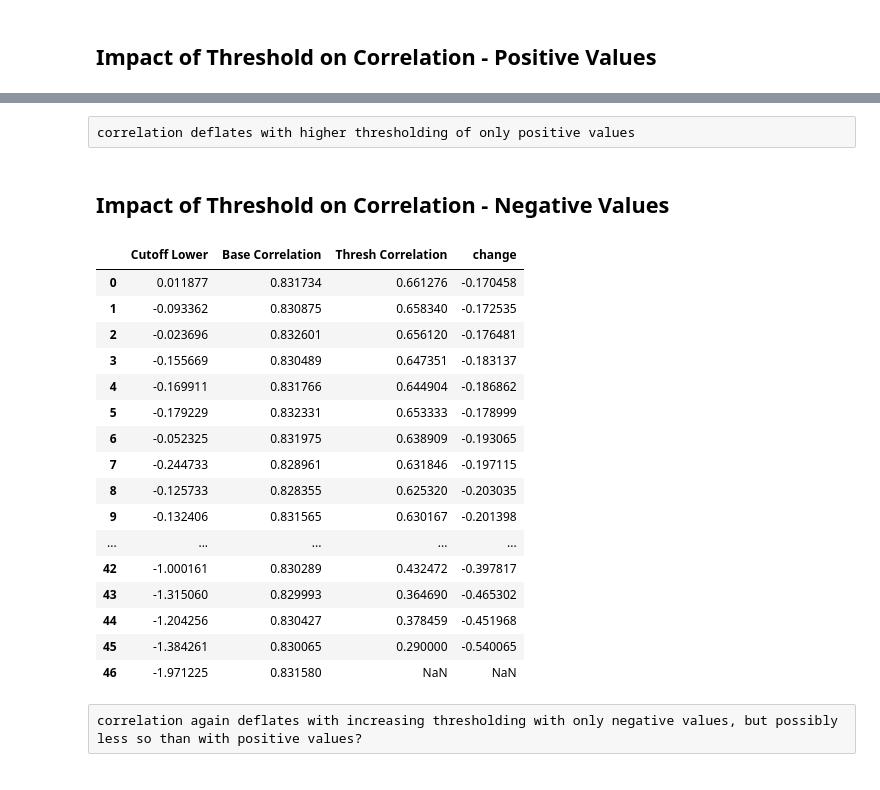
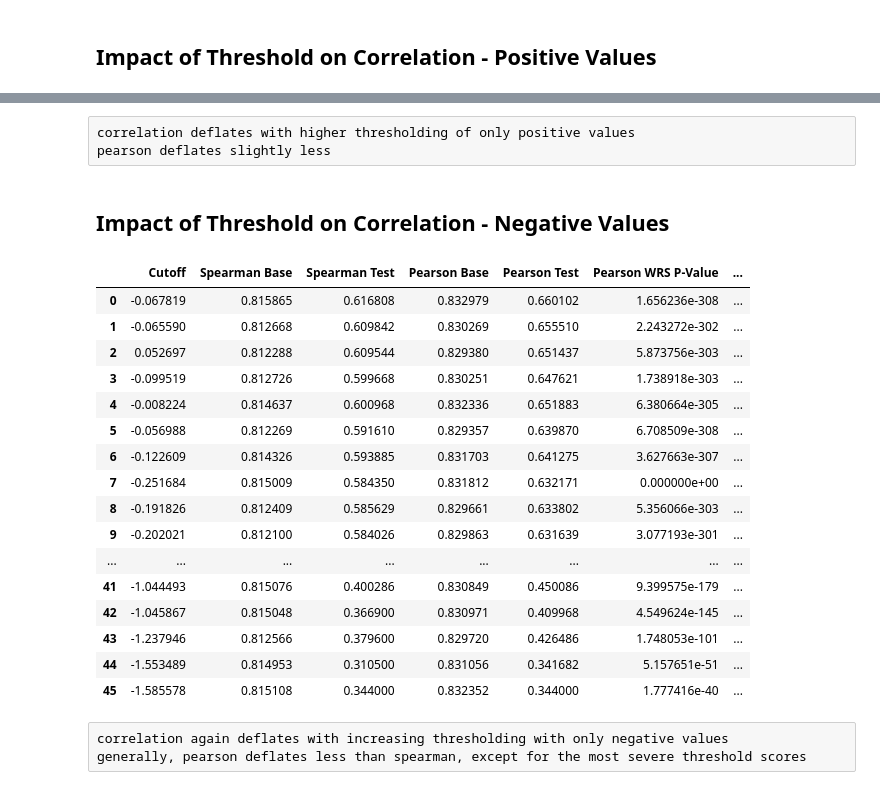
Before and after one commit to nagyistge/brainmeta, a Jupyter notebook: image_comparison/notebook/correlation_thresholding.ipynb, the cells around one changed output, grey strips where cells are left out. Drawn from its saved outputs; the diff is of its cells as text; code cells hidden in the pictures.

```diff
--- a/image_comparison/notebook/correlation_thresholding.ipynb
+++ b/image_comparison/notebook/correlation_thresholding.ipynb
@@ -129,59 +134,74 @@ correlations
 # %% [raw]
 correlation deflates with higher thresholding of only positive values
+pearson deflates slightly less
 # %% [markdown]
 ## Impact of Threshold on Correlation - Negative Values
 # %%
 nruns=1000
 
 # Thresholds
-thresholds = range(53,100) # Fudging around 0
+thresholds = range(53,99) # Fudging around 0
 
 # Here we will save the averages
-correlations = pandas.DataFrame(columns=["Cutoff Lower","Base Correlation","Thresh Correlation"])
+correlations = pandas.DataFrame(columns=["Cutoff","Spearman Base","Spearman Test","Pearson Base","Pearson Test","Pearson WRS P-Value","Spearman WRS P-Value"])
 
 for t in range(0,len(thresholds)):
 
     thresh = thresholds[t]
 
     # Will hold original correlation, thresholded correlation
-    corrs=pandas.DataFrame(columns=["No Threshold","Threshold"])
+    corrs=pandas.DataFrame(columns=["Spearman Base","Spearman Test","Pearson Base","Pearson Test"])
     for run in range(nruns):
         img1 = numpy.random.randn(100)*1.0
         # Add 40% noise
         img2 = (img1*0.6) + (0.4*numpy.random.randn(100)*1.0)
         # Threshold image 2
         cutoff = scipy.stats.scoreatpercentile(img2,(100-thresh))
         mask = img2 < cutoff
         # Base case - no thresholding of image 2
-        tno = numpy.corrcoef(img1,img2)[0,1]
+        # Base cases - no thresholding of image 2
+        spearman_base = spearmanr(img1,img2)[0]
+        pearson_base = pearsonr(img1,img2)[0]
         # Comparison case - thresholding applied
-        tyes = numpy.corrcoef(img1[mask],img2[mask])[0,1]
-        corrs.loc[run] = [tno,tyes]
-    correlations.loc[t] = [cutoff] + corrs.mean().tolist()
+        spearman_test = spearmanr(img1[mask],img2[mask])[0]
+        pearson_test = pearsonr(img1[mask],img2[mask])[0]
+        corrs.loc[run] = [spearman_base,spearman_test,pearson_base,pearson_test]
+    # Use Wilcox Rank Sum test to determine if distributions different
+    pearson_pval = scipy.stats.ranksums(corrs["Spearman Base"], corrs["Spearman Test"])[1]
+    spearman_pval = scipy.stats.ranksums(corrs["Pearson Base"], corrs["Pearson Test"])[1]
+    correlations.loc[t] = [cutoff] + corrs.mean().tolist() + [pearson_pval,spearman_pval]
 
 # Take absolute value, we just want to know if larger or smaller number
-correlations["Base Correlation"] = correlations["Base Correlation"].abs()
-correlations["Thresh Correlation"] = correlations["Thresh Correlation"].abs()
-change = correlations["Thresh Correlation"] - correlations["Base Correlation"]
-correlations["change"] = change
+correlations[["Spearman Base","Spearman Test","Pearson Base","Pearson Test"]] = correlations[["Spearman Base","Spearman Test","Pearson Base","Pearson Test"]].abs()
+# Calculate overall changes
+pearson_change = correlations["Pearson Test"] - correlations["Pearson Base"]
+spearman_change = correlations["Spearman Test"] - correlations["Spearman Base"]
+correlations["Spearman Change"] = spearman_change
+correlations["Pearson Change"] = pearson_change
+# Finally, correct for multiple comparisons
+reject,pearson_corrected = fdr_correction(correlations["Pearson WRS P-Value"], alpha=0.001, method='indep')
+reject,spearman_corrected = fdr_correction(correlations["Pearson WRS P-Value"], alpha=0.001, method='indep')
+correlations["Spearman WRS FDR"] = spearman_corrected
+correlations["Pearson WRS FDR"] = pearson_corrected
 correlations
 # %% [output]
-|  | Cutoff Lower | Base Correlation | Thresh Correlation | change |
-| 0 | 0.011877 | 0.831734 | 0.661276 | -0.170458 |
-| 1 | -0.093362 | 0.830875 | 0.658340 | -0.172535 |
-| 2 | -0.023696 | 0.832601 | 0.656120 | -0.176481 |
-| 3 | -0.155669 | 0.830489 | 0.647351 | -0.183137 |
-| 4 | -0.169911 | 0.831766 | 0.644904 | -0.186862 |
-| 5 | -0.179229 | 0.832331 | 0.653333 | -0.178999 |
-| 6 | -0.052325 | 0.831975 | 0.638909 | -0.193065 |
-| 7 | -0.244733 | 0.828961 | 0.631846 | -0.197115 |
-| 8 | -0.125733 | 0.828355 | 0.625320 | -0.203035 |
-| 9 | -0.132406 | 0.831565 | 0.630167 | -0.201398 |
-| ... | ... | ... | ... | ... |
-| 42 | -1.000161 | 0.830289 | 0.432472 | -0.397817 |
-| 43 | -1.315060 | 0.829993 | 0.364690 | -0.465302 |
-| 44 | -1.204256 | 0.830427 | 0.378459 | -0.451968 |
-| 45 | -1.384261 | 0.830065 | 0.290000 | -0.540065 |
-| 46 | -1.971225 | 0.831580 | NaN | NaN |
+|  | Cutoff | Spearman Base | Spearman Test | Pearson Base | Pearson Test | Pearson WRS P-Value | ... |
+| 0 | -0.067819 | 0.815865 | 0.616808 | 0.832979 | 0.660102 | 1.656236e-308 | ... |
+| 1 | -0.065590 | 0.812668 | 0.609842 | 0.830269 | 0.655510 | 2.243272e-302 | ... |
+| 2 | 0.052697 | 0.812288 | 0.609544 | 0.829380 | 0.651437 | 5.873756e-303 | ... |
+| 3 | -0.099519 | 0.812726 | 0.599668 | 0.830251 | 0.647621 | 1.738918e-303 | ... |
+| 4 | -0.008224 | 0.814637 | 0.600968 | 0.832336 | 0.651883 | 6.380664e-305 | ... |
+| 5 | -0.056988 | 0.812269 | 0.591610 | 0.829357 | 0.639870 | 6.708509e-308 | ... |
+| 6 | -0.122609 | 0.814326 | 0.593885 | 0.831703 | 0.641275 | 3.627663e-307 | ... |
+| 7 | -0.251684 | 0.815009 | 0.584350 | 0.831812 | 0.632171 | 0.000000e+00 | ... |
+| 8 | -0.191826 | 0.812409 | 0.585629 | 0.829661 | 0.633802 | 5.356066e-303 | ... |
+| 9 | -0.202021 | 0.812100 | 0.584026 | 0.829863 | 0.631639 | 3.077193e-301 | ... |
+| ... | ... | ... | ... | ... | ... | ... | ... |
+| 41 | -1.044493 | 0.815076 | 0.400286 | 0.830849 | 0.450086 | 9.399575e-179 | ... |
+| 42 | -1.045867 | 0.815048 | 0.366900 | 0.830971 | 0.409968 | 4.549624e-145 | ... |
+| 43 | -1.237946 | 0.812566 | 0.379600 | 0.829720 | 0.426486 | 1.748053e-101 | ... |
+| 44 | -1.553489 | 0.814953 | 0.310500 | 0.831056 | 0.341682 | 5.157651e-51 | ... |
+| 45 | -1.585578 | 0.815108 | 0.344000 | 0.832352 | 0.344000 | 1.777416e-40 | ... |
 # %% [raw]
-correlation again deflates with increasing thresholding with only negative values, but possibly less so than with positive values?
+correlation again deflates with increasing thresholding with only negative values
+generally, pearson deflates less than spearman, except for the most severe threshold scores
```
Also changed, not shown: parts of 5 cells of this notebook.
